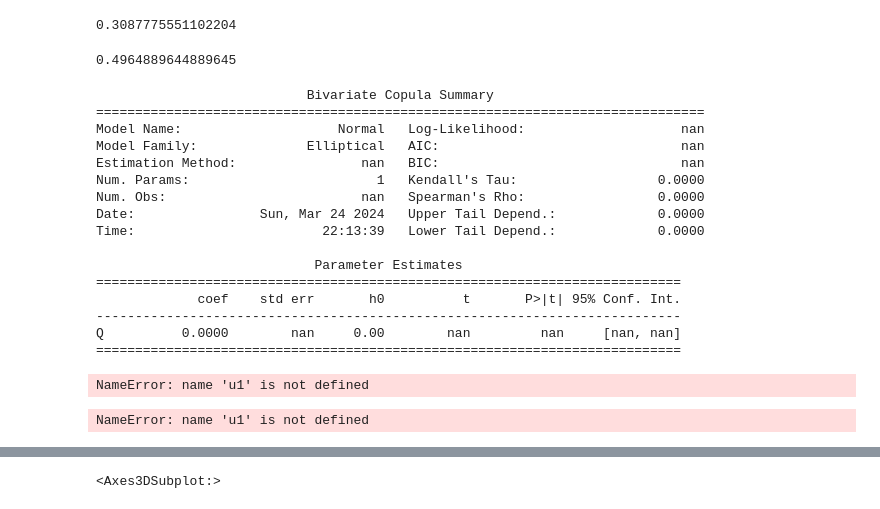
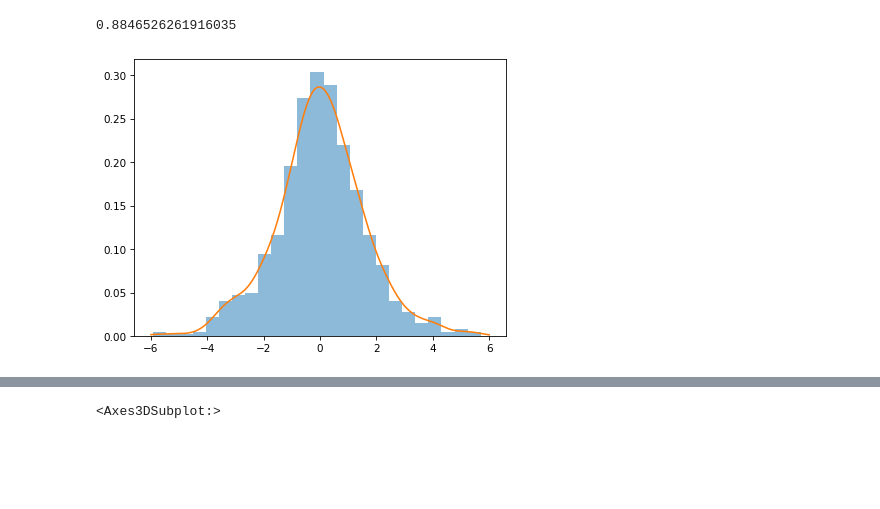
Before and after one commit to sorensenj50/Copula-Package, a Jupyter notebook: Notebook.ipynb, the cells around one changed output, grey strips where cells are left out. Saved outputs shown, nothing was run; the diff lists cells and outputs as text; code cells hidden in the pictures; blank space fills up the shorter version.

```diff
--- a/Notebook.ipynb
+++ b/Notebook.ipynb
@@ -49,10 +54,14 @@ plt.rcParams['figure.dpi'] = 75
 # %%
 #print(copula.summary())
 
-#m1 = marginals.NormalMixture(p1 = 0.5, mu1 = -2, mu2 = 2, sigma1 = 1/2, sigma2 = 1/2,
-#                            ppf_method = "interpolation")
+#m = marginals.StandardSkewedT(eta = 10, lam = 0.5)
+#m = marginals.NormalMixture(p1 = 0.5, mu1 = 0, mu2 = 0, sigma1 = 1/2, sigma2 = 2)
 
-m = marginals.StudentsT(df = 5)
+#m = marginals.StudentsT(df = 5)
+#m = marginals.StandardSkewedT(eta = 10, lam = 0.5)|
+#m = marginals.StudentsT()
+#print(m.summary())
 
-print(m.summary())
+m1 = marginals.NormalVarianceMixture(p1 = 0.5, sigma1 = 1, sigma2 = 2)
+print(m1.summary())
 # %% [output]
@@ -127,37 +87,16 @@ ax.plot(x_range, m2.pdf(x_range))
-# %%
-utils.monte_carlo_kendall_tau(copula, n = 500)
-# %% [output]
-0.3087775551102204
-# %%
-utils.monte_carlo_spearman_rho(copula, n = 1000)
-# %% [output]
-0.4964889644889645
-# %%
-
-copula = copulas.Normal()
-print(copula.summary())
-# %% [output]
-                           Bivariate Copula Summary
-==============================================================================
-Model Name:                    Normal   Log-Likelihood:                    nan
-Model Family:              Elliptical   AIC:                               nan
-Estimation Method:                nan   BIC:                               nan
-Num. Params:                        1   Kendall's Tau:                  0.0000
-Num. Obs:                         nan   Spearman's Rho:                 0.0000
-Date:                Sun, Mar 24 2024   Upper Tail Depend.:             0.0000
-Time:                        22:13:39   Lower Tail Depend.:             0.0000
-
-                            Parameter Estimates
-===========================================================================
-             coef    std err       h0          t       P>|t| 95% Conf. Int.
----------------------------------------------------------------------------
-Q          0.0000        nan     0.00        nan         nan     [nan, nan]
-===========================================================================
-# %%
-pdf = copula.pdf(u1, u2)
-# %% [output]
-NameError: name 'u1' is not defined
-# %%
-copula._cdf(u1, u2, 2)
-# %% [output]
-NameError: name 'u1' is not defined
+# %%
+X = m1.simulate()
+x = np.linspace(-6, 6, 1000)
+print(stats.kurtosis(X))
+
+m2 = marginals.GaussianKDE(bw_method = "scott")
+
+m2.fit(X)
+
+f, ax = plt.subplots()
+ax.hist(X, bins = 25, density = True, alpha = 0.5)
+ax.plot(x, m2.pdf(x))
+plt.show()
+# %% [output]
+0.8846526261916035
+[figure, added]
```
Also changed, not shown: parts of 20 cells of this notebook, 5 other files.
